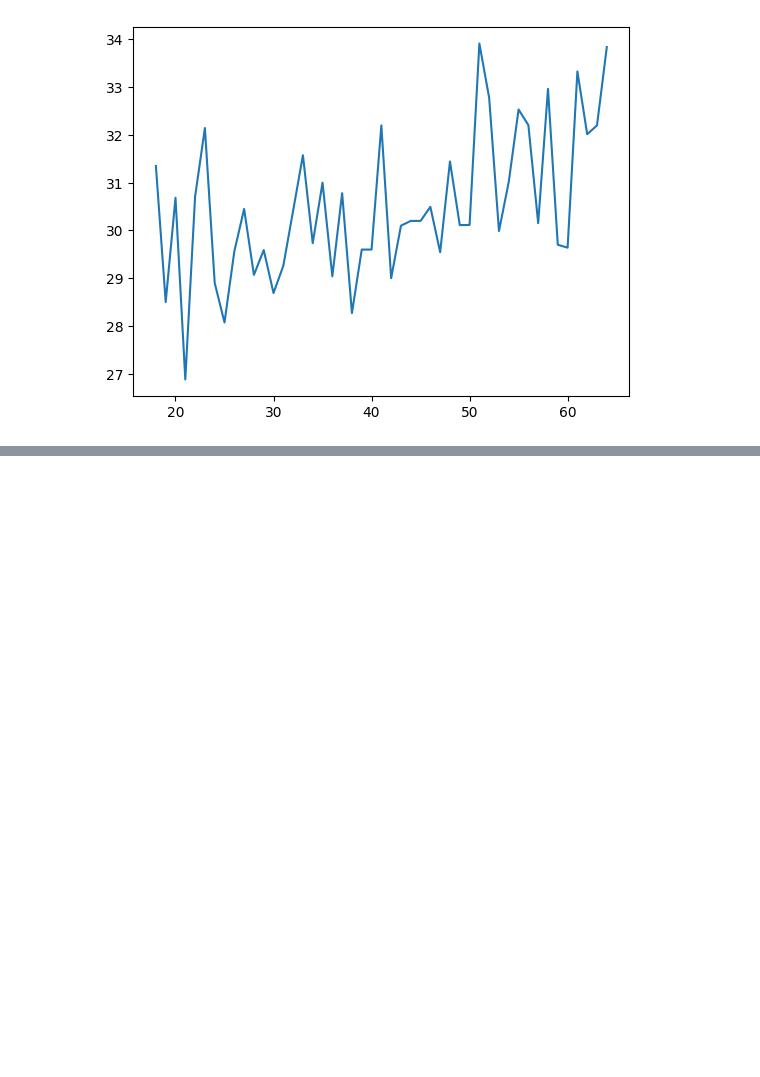
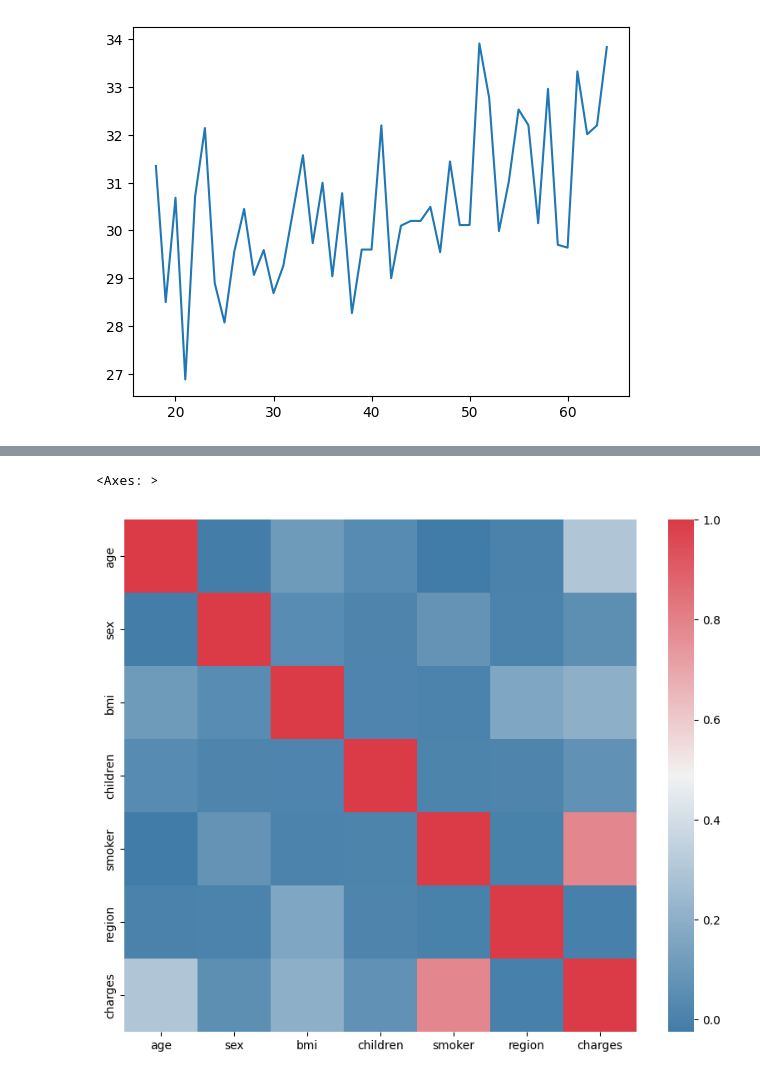
Before and after one commit to iuniab/MLOps_MedicalInsurance, a Jupyter notebook: notebooks/Initial_EDA.ipynb, the cells around one changed output, grey strips where cells are left out. Saved outputs shown, nothing was run; the diff lists cells and outputs as text; code cells hidden in the pictures; blank space fills up the shorter version.

```diff
--- a/notebooks/Initial_EDA.ipynb
+++ b/notebooks/Initial_EDA.ipynb
@@ -77,0 +30,12 @@ TypeError: fit_transform() takes 2 positional arguments but 3 were given
+# %%
+from sklearn.preprocessing import LabelEncoder
+#sex
+le = LabelEncoder()
+le.fit(df['sex'].drop_duplicates())
+df['sex'] = le.transform(df['sex'])
+# smoker or not
+le.fit(df['smoker'].drop_duplicates())
+df['smoker'] = le.transform(df['smoker'])
+# region
+le.fit(df['region'].drop_duplicates())
+df['region'] = le.transform(df['region'])
@@ -77,0 +55,8 @@ TypeError: fit_transform() takes 2 positional arguments but 3 were given
+# %%
+f, ax = plt.subplots(figsize=(10, 8))
+corr = df.corr()
+sns.heatmap(corr, mask=np.zeros_like(corr, dtype=np.bool_), cmap=sns.diverging_palette(240,10,as_cmap=True),
+            square=True, ax=ax)
+# %% [output]
+<Axes: >
+[figure, added]
```
Also changed, not shown: parts of 20 cells of this notebook.
